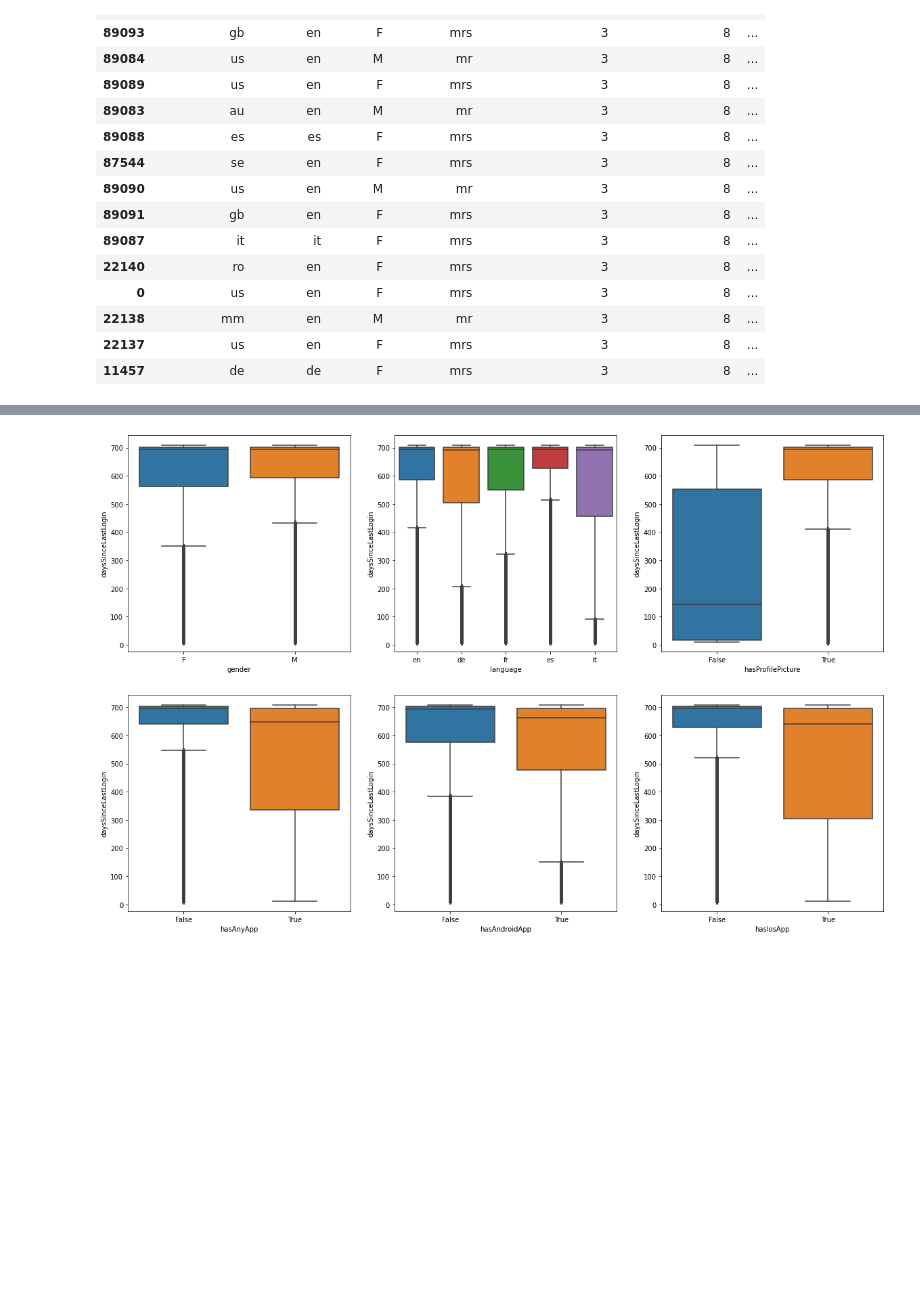
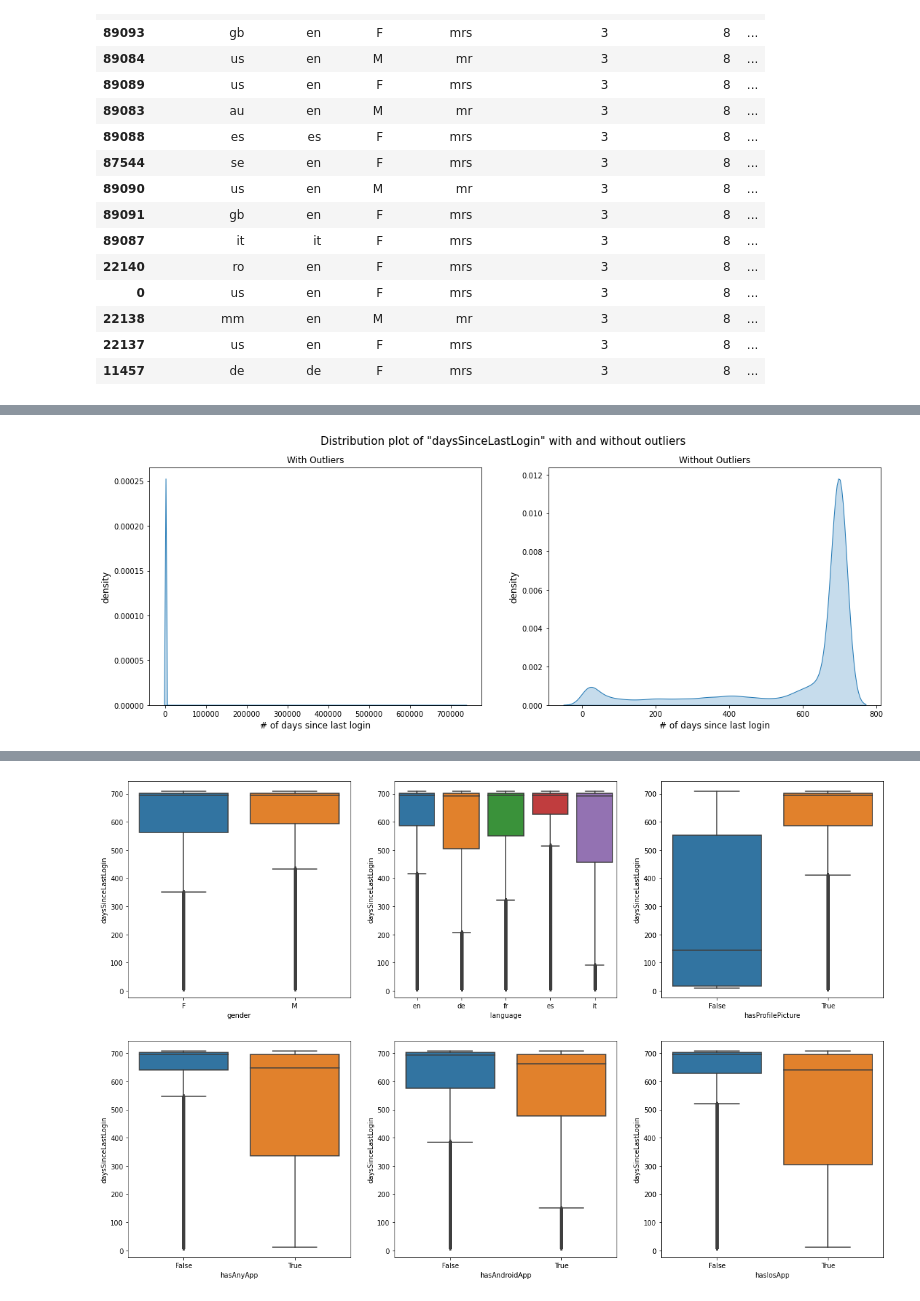
Before and after one commit to mattlim96/getharley-challenge, a Jupyter notebook: solution.ipynb, the cells around one changed output, grey strips where cells are left out. Drawn from its saved outputs; the diff is of its cells as text; code cells hidden in the pictures; blank space fills up the shorter version.

```diff
--- a/solution.ipynb
+++ b/solution.ipynb
@@ -161,0 +173,20 @@ plt.show()
+# %%
+FIG = plt.figure(figsize=(18, 6))
+plt.suptitle('Distribution plot of "daysSinceLastLogin" with and without outliers', fontsize=15)
+
+FIG.add_subplot(121)
+# sns.boxplot(x='daysSinceLastLogin', data=df)
+plt.xlabel("# of days since last login", fontsize=12)
+plt.ylabel("density", fontsize=12)
+plt.title("With Outliers")
+sns.kdeplot(np.array(df['daysSinceLastLogin']), shade=True)
+
+FIG.add_subplot(122)
+# sns.boxplot(x='daysSinceLastLogin', data=df_clean)
+plt.xlabel("# of days since last login", fontsize=12)
+plt.ylabel("density", fontsize=12)
+plt.title("Without Outliers")
+sns.kdeplot(np.array(df_clean['daysSinceLastLogin']), shade=True)
+plt.show()
+# %% [output]
+[figure, added]
```
Also changed, not shown: parts of 29 cells of this notebook, 1 other file.
